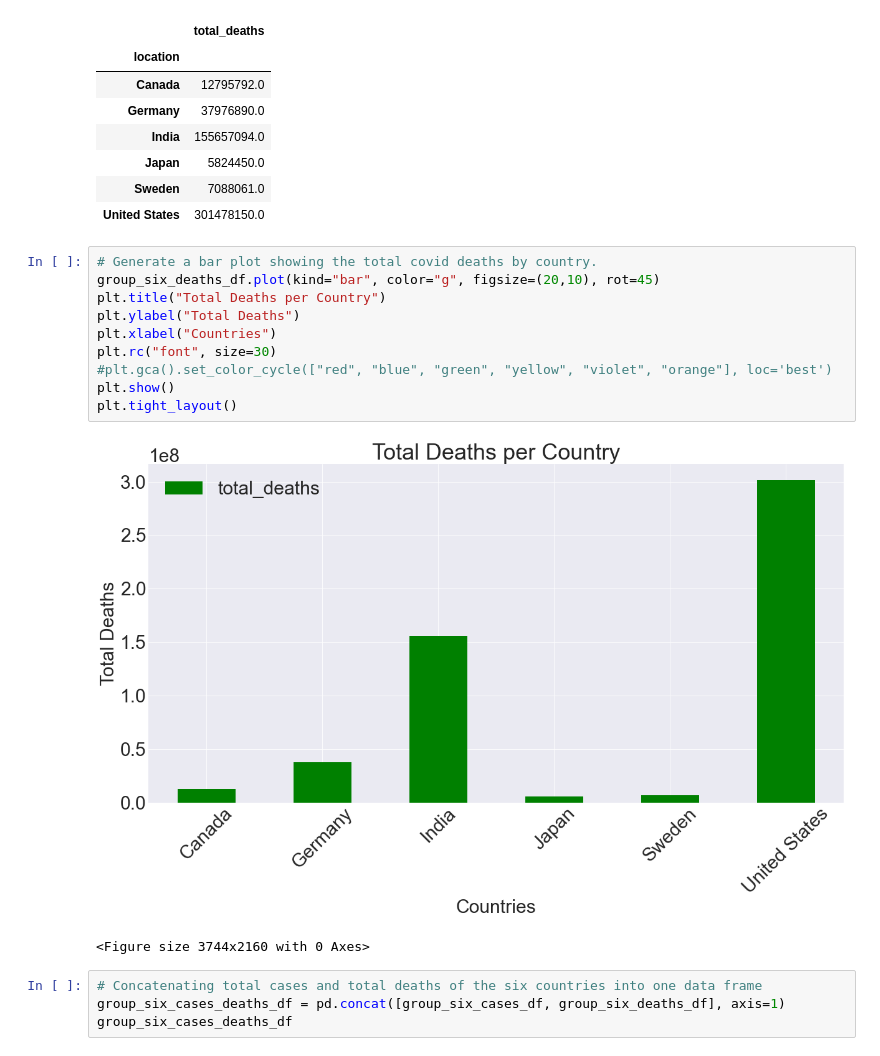
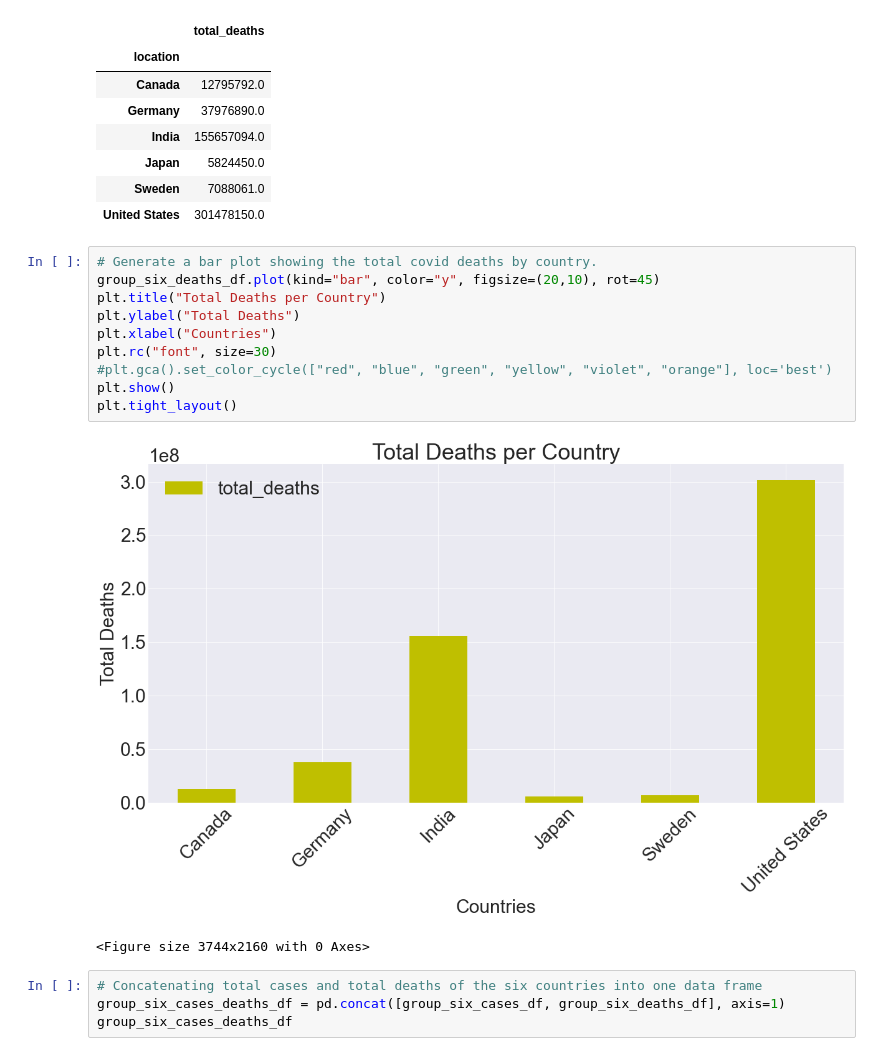
Before and after one commit to ranusuri/Team-A-Project-1, a Jupyter notebook: Setordji_Abotsi/Covid_Data_Analysis.1.ipynb, the cells around one changed output. Drawn from its saved outputs; the diff is of its cells as text.

Commit message:
modified some of the graphs

```diff
--- a/Setordji_Abotsi/Covid_Data_Analysis.1.ipynb
+++ b/Setordji_Abotsi/Covid_Data_Analysis.1.ipynb
@@ -237,16 +237,16 @@ group_six_deaths_df
 | United States | 301478150.0 |
 # %%
 # Generate a bar plot showing the total covid deaths by country.
-group_six_deaths_df.plot(kind="bar", color="g", figsize=(20,10), rot=45)
+group_six_deaths_df.plot(kind="bar", color="y", figsize=(20,10), rot=45)
 plt.title("Total Deaths per Country")
 plt.ylabel("Total Deaths")
 plt.xlabel("Countries")
 plt.rc("font", size=30)
 #plt.gca().set_color_cycle(["red", "blue", "green", "yellow", "violet", "orange"], loc='best')
 plt.show()
 plt.tight_layout()
 # %% [output]
-[figure, old version]
+[figure, new version]
 <Figure size 3744x2160 with 0 Axes>
 # %%
 # Concatenating total cases and total deaths of the six countries into one data frame
```
Also changed, not shown: parts of 3 cells of this notebook.
